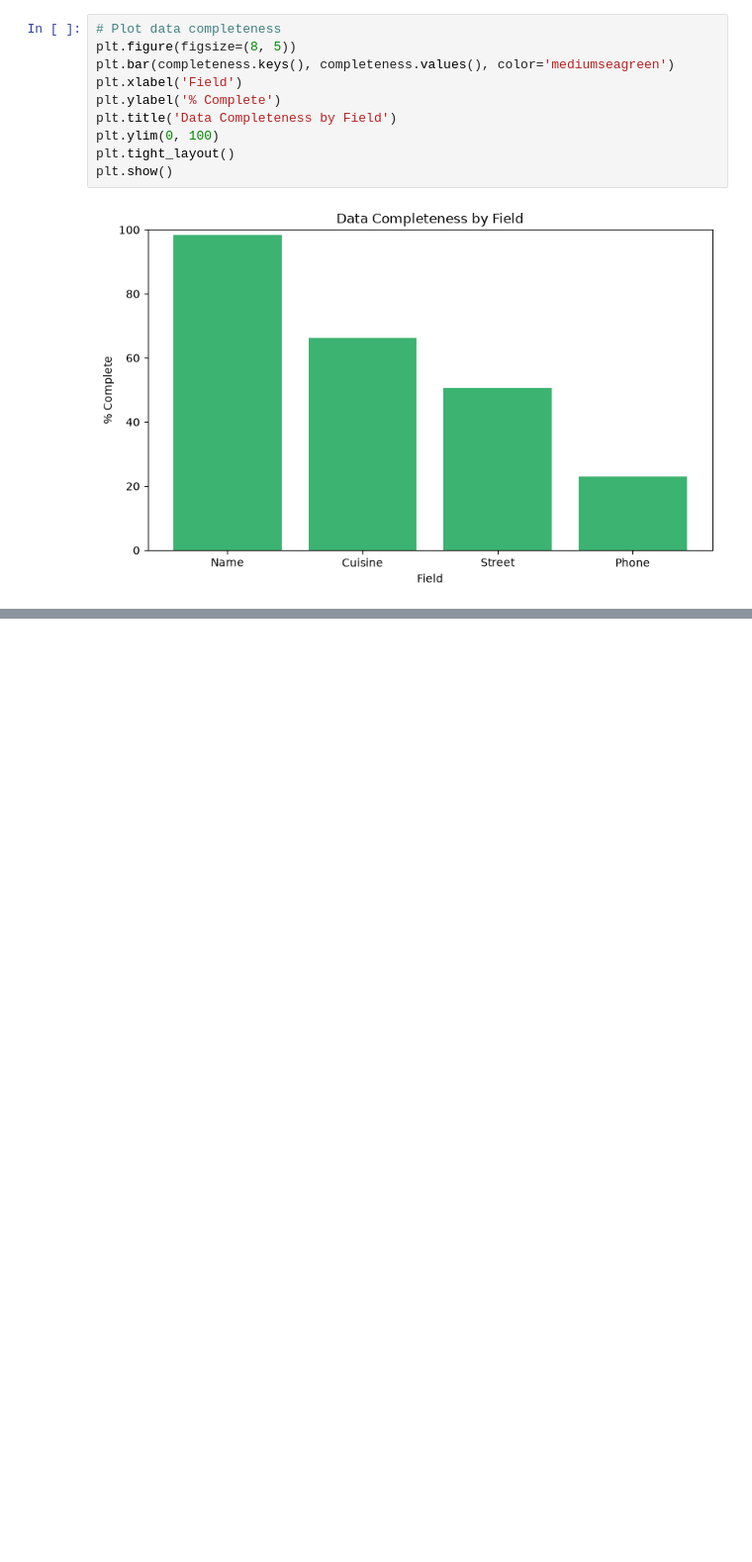
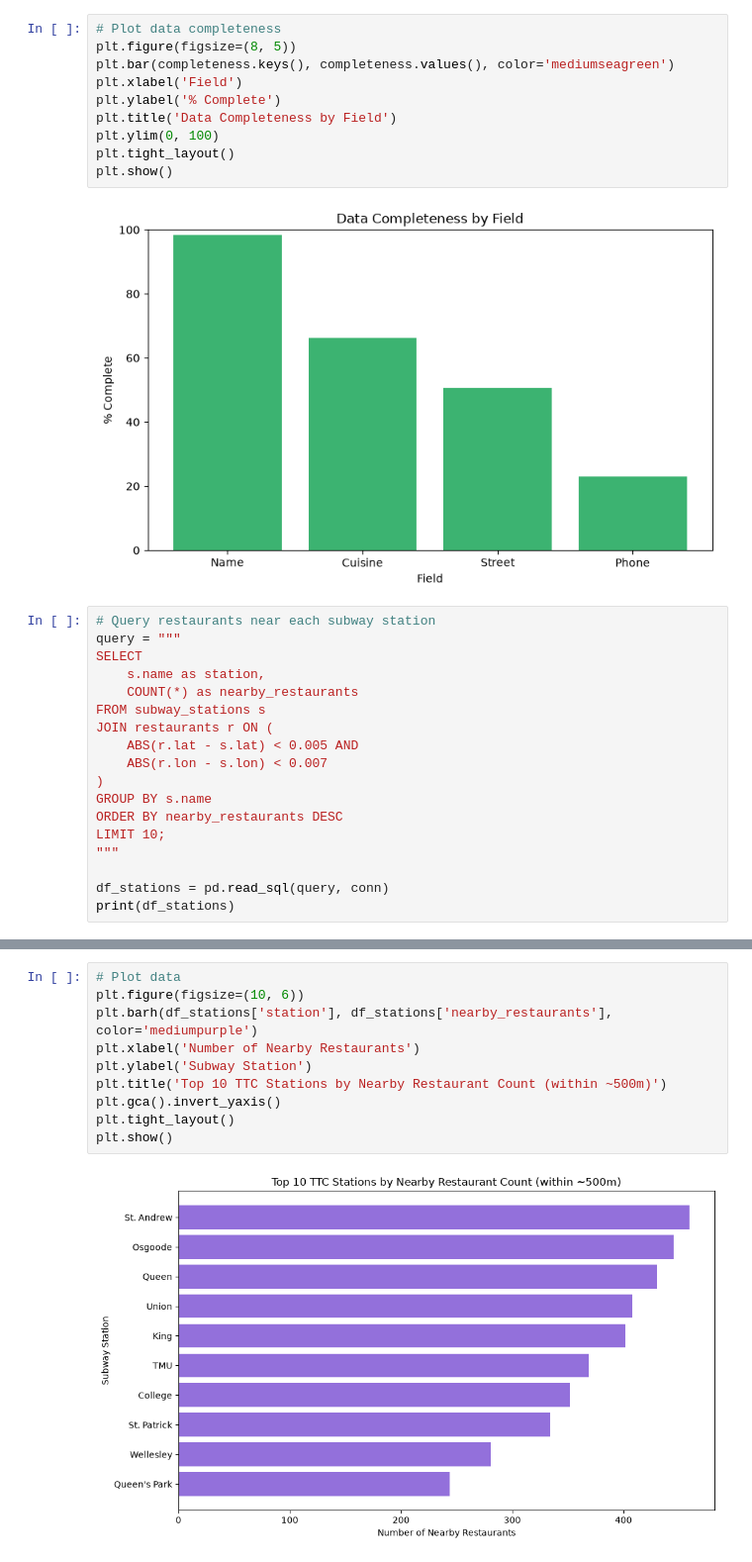
Before and after one commit to daikevin335/toronto-food-intel, a Jupyter notebook: notebooks/exploration.ipynb, the cells around one changed output, grey strips where cells are left out. Shown at 99% size. Cells and saved outputs as stored; diff of their text form; blank space fills up the shorter version.

Commit message:
Add src/load_subway.py, update src/extract.py with subway query, add TTC proximity analysis and visualizations to notebooks/exploration.ipynb

```diff
--- a/notebooks/exploration.ipynb
+++ b/notebooks/exploration.ipynb
@@ -124,3 +124,21 @@ plt.tight_layout()
 plt.show()
 # %% [output]
 [figure]
+# %%
+# Query restaurants near each subway station
+query = """
+SELECT
+    s.name as station,
+    COUNT(*) as nearby_restaurants
+FROM subway_stations s
+JOIN restaurants r ON (
+    ABS(r.lat - s.lat) < 0.005 AND
+    ABS(r.lon - s.lon) < 0.007
+)
+GROUP BY s.name
+ORDER BY nearby_restaurants DESC
+LIMIT 10;
+"""
+
+df_stations = pd.read_sql(query, conn)
+print(df_stations)
@@ -126,0 +157,12 @@ plt.show()
+# %%
+# Plot data
+plt.figure(figsize=(10, 6))
+plt.barh(df_stations['station'], df_stations['nearby_restaurants'], color='mediumpurple')
+plt.xlabel('Number of Nearby Restaurants')
+plt.ylabel('Subway Station')
+plt.title('Top 10 TTC Stations by Nearby Restaurant Count (within ~500m)')
+plt.gca().invert_yaxis()
+plt.tight_layout()
+plt.show()
+# %% [output]
+[figure, added]
```
Also changed, not shown: parts of 1 cell of this notebook, 2 other files.
